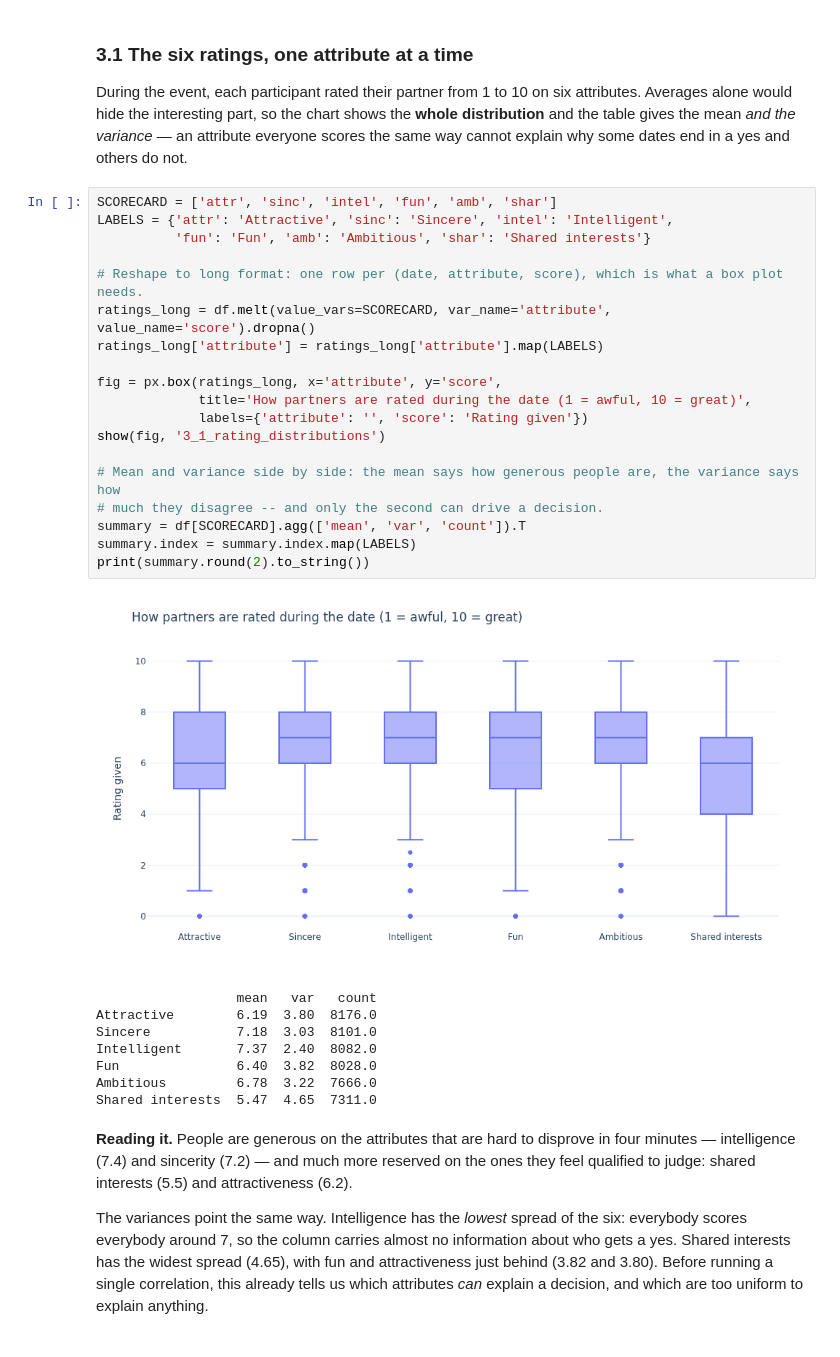
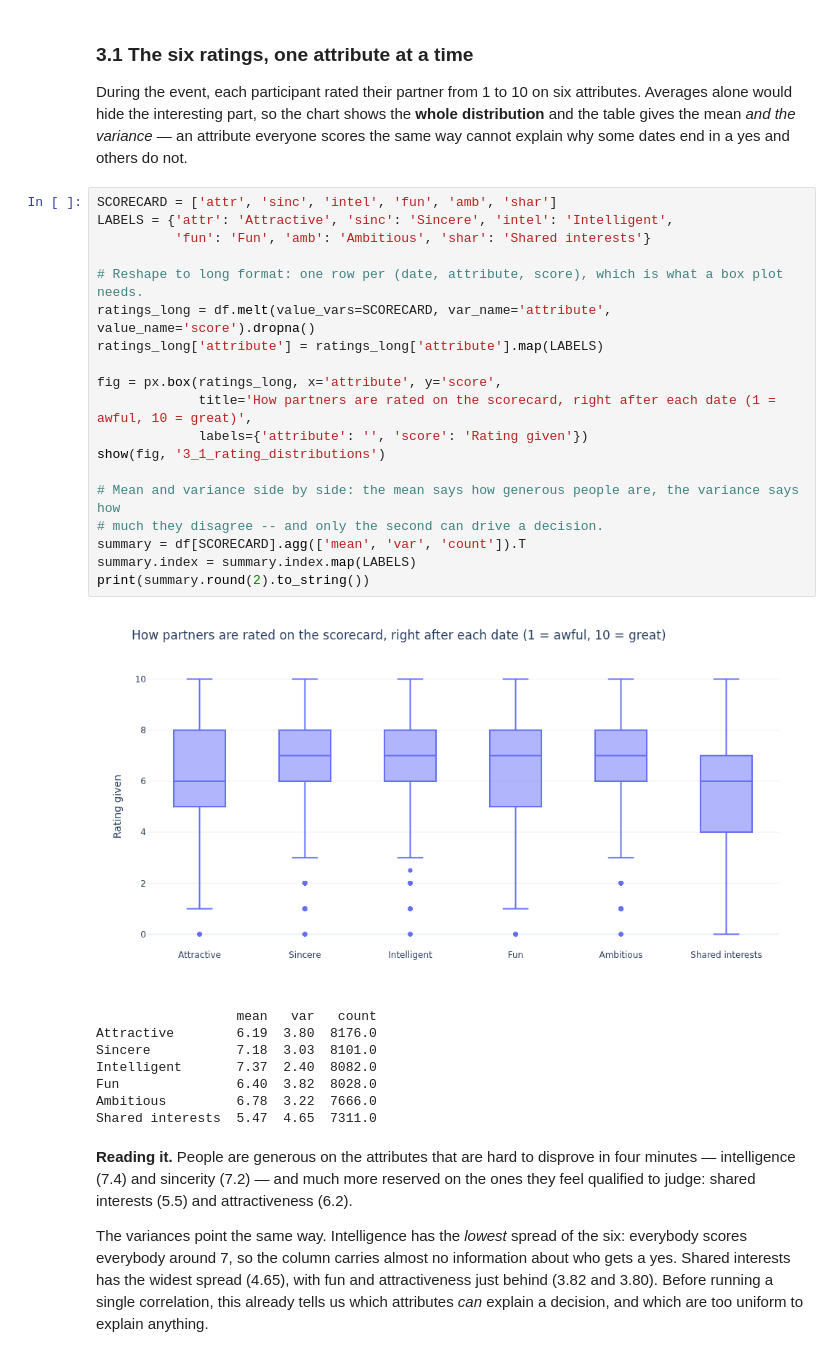
Before and after one commit to paezxavi/jedha_tinder_project, a Jupyter notebook: tinder_project.ipynb, the cells around one changed output. Saved outputs shown, nothing was run; the diff lists cells and outputs as text.

```diff
--- a/tinder_project.ipynb
+++ b/tinder_project.ipynb
@@ -247,24 +321,24 @@ some dates end in a yes and others do not.
 # %%
 SCORECARD = ['attr', 'sinc', 'intel', 'fun', 'amb', 'shar']
 LABELS = {'attr': 'Attractive', 'sinc': 'Sincere', 'intel': 'Intelligent',
           'fun': 'Fun', 'amb': 'Ambitious', 'shar': 'Shared interests'}
 
 # Reshape to long format: one row per (date, attribute, score), which is what a box plot needs.
 ratings_long = df.melt(value_vars=SCORECARD, var_name='attribute', value_name='score').dropna()
 ratings_long['attribute'] = ratings_long['attribute'].map(LABELS)
 
 fig = px.box(ratings_long, x='attribute', y='score',
-             title='How partners are rated during the date (1 = awful, 10 = great)',
+             title='How partners are rated on the scorecard, right after each date (1 = awful, 10 = great)',
              labels={'attribute': '', 'score': 'Rating given'})
 show(fig, '3_1_rating_distributions')
 
 # Mean and variance side by side: the mean says how generous people are, the variance says how
 # much they disagree -- and only the second can drive a decision.
 summary = df[SCORECARD].agg(['mean', 'var', 'count']).T
 summary.index = summary.index.map(LABELS)
 print(summary.round(2).to_string())
 # %% [output]
-[figure, old version]
+[figure, new version]
                   mean   var   count
 Attractive        6.19  3.80  8176.0
 Sincere           7.18  3.03  8101.0
```
Also changed, not shown: parts of 24 cells of this notebook, 6 other files.
